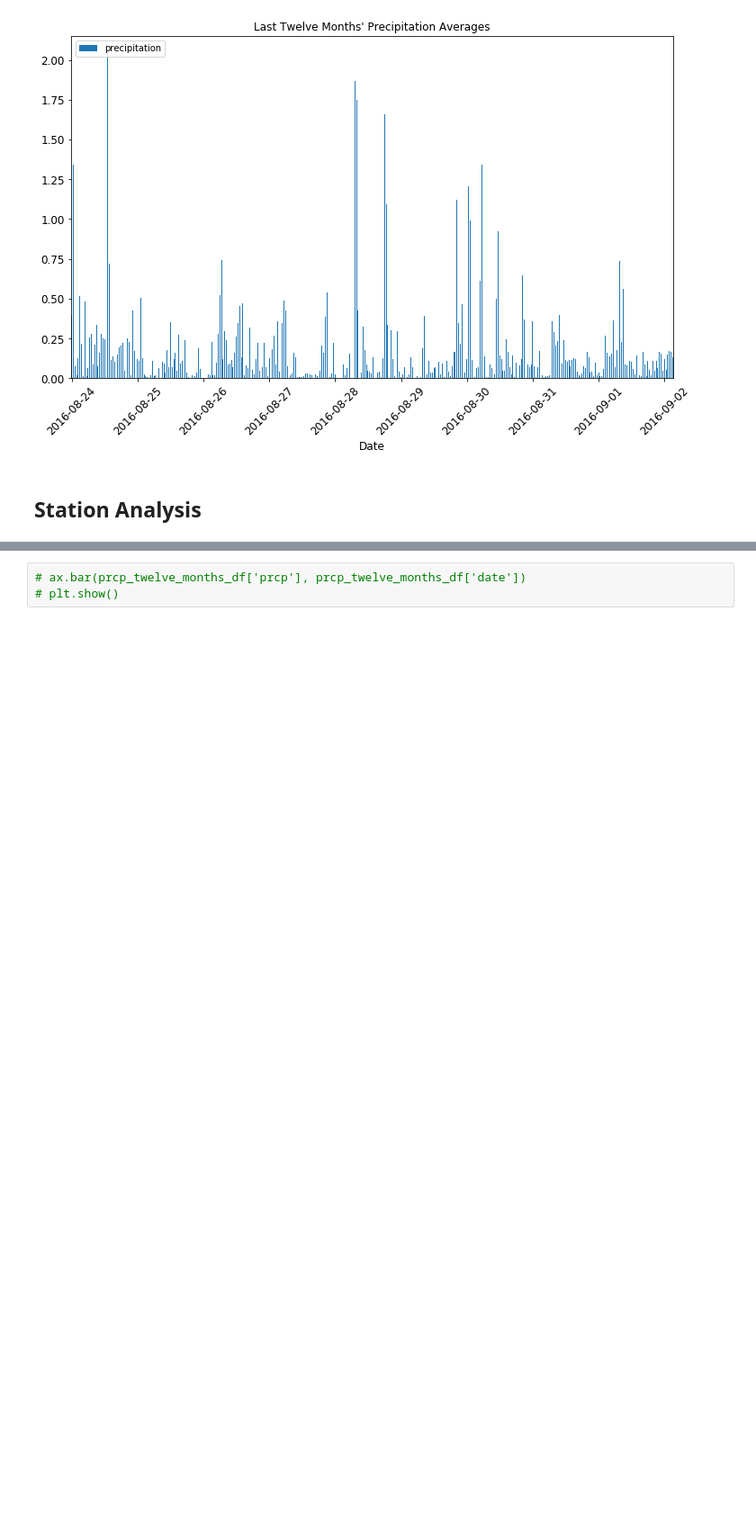
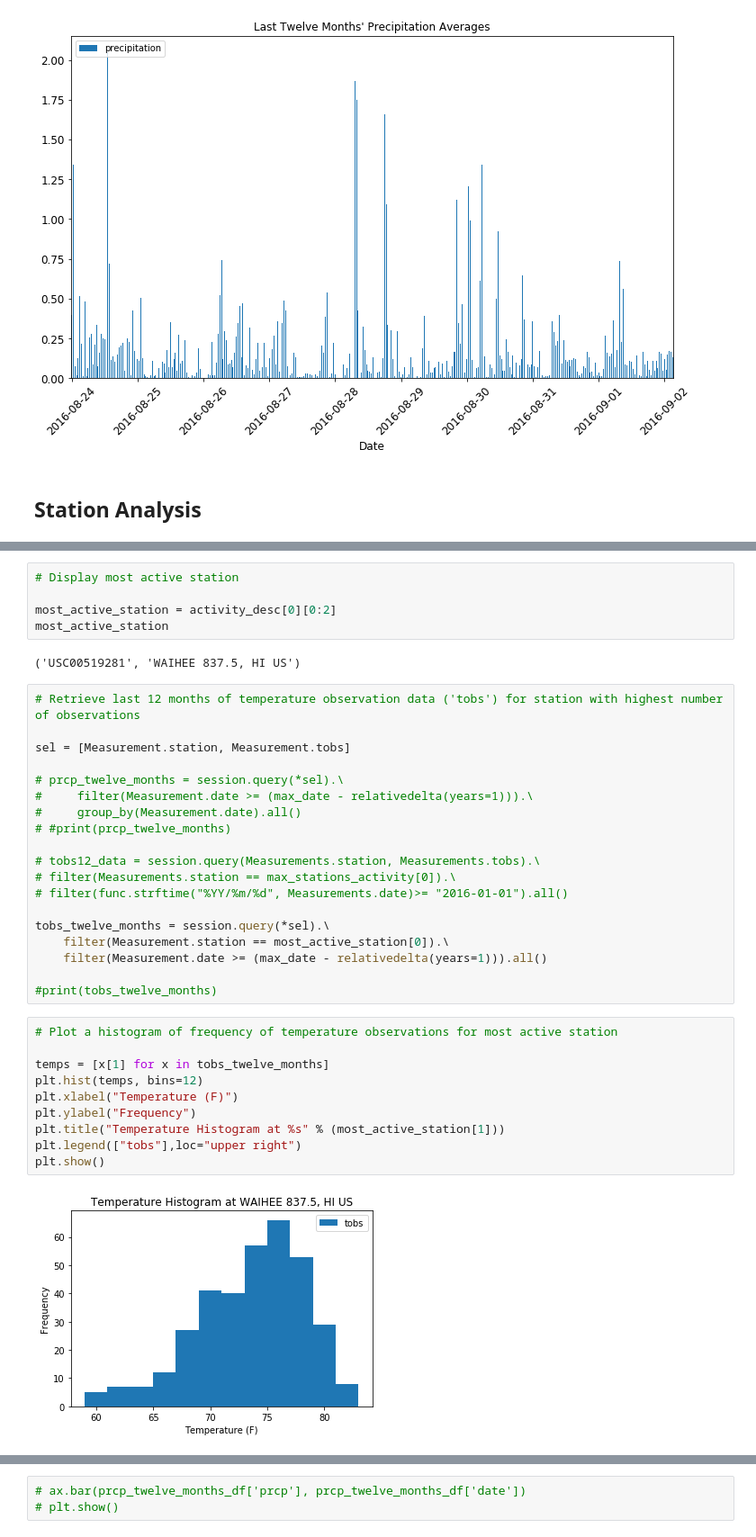
Before and after one commit to caelanosullivan/Flask-SQLAlchemy-hawaii-climate, a Jupyter notebook: climate_analysis.ipynb, the cells around one changed output, grey strips where cells are left out. Shown: that part at 90% size. Cells and saved outputs as stored; diff of their text form; blank space fills up the shorter version.

Commit message:
Performed station activity query and plotted histogram of observed temperatures at most active station

```diff
--- a/climate_analysis.ipynb
+++ b/climate_analysis.ipynb
@@ -232,0 +261,38 @@ plt.show()
+# %%
+# Display most active station
+
+most_active_station = activity_desc[0][0:2]
+most_active_station
+# %% [output]
+('USC00519281', 'WAIHEE 837.5, HI US')
+# %%
+# Retrieve last 12 months of temperature observation data ('tobs') for station with highest number of observations
+
+sel = [Measurement.station, Measurement.tobs]
+
+# prcp_twelve_months = session.query(*sel).\
+#     filter(Measurement.date >= (max_date - relativedelta(years=1))).\
+#     group_by(Measurement.date).all()
+# #print(prcp_twelve_months)
+
+# tobs12_data = session.query(Measurements.station, Measurements.tobs).\
+# filter(Measurements.station == max_stations_activity[0]).\
+# filter(func.strftime("%YY/%m/%d", Measurements.date)>= "2016-01-01").all()
+
+tobs_twelve_months = session.query(*sel).\
+    filter(Measurement.station == most_active_station[0]).\
+    filter(Measurement.date >= (max_date - relativedelta(years=1))).all()
+
+#print(tobs_twelve_months)
+# %%
+# Plot a histogram of frequency of temperature observations for most active station
+
+temps = [x[1] for x in tobs_twelve_months]
+plt.hist(temps, bins=12)
+plt.xlabel("Temperature (F)")
+plt.ylabel("Frequency")
+plt.title("Temperature Histogram at %s" % (most_active_station[1]))
+plt.legend(["tobs"],loc="upper right")
+plt.show()
+# %% [output]
+[figure, added]
```
Also changed, not shown: parts of 4 cells of this notebook.
